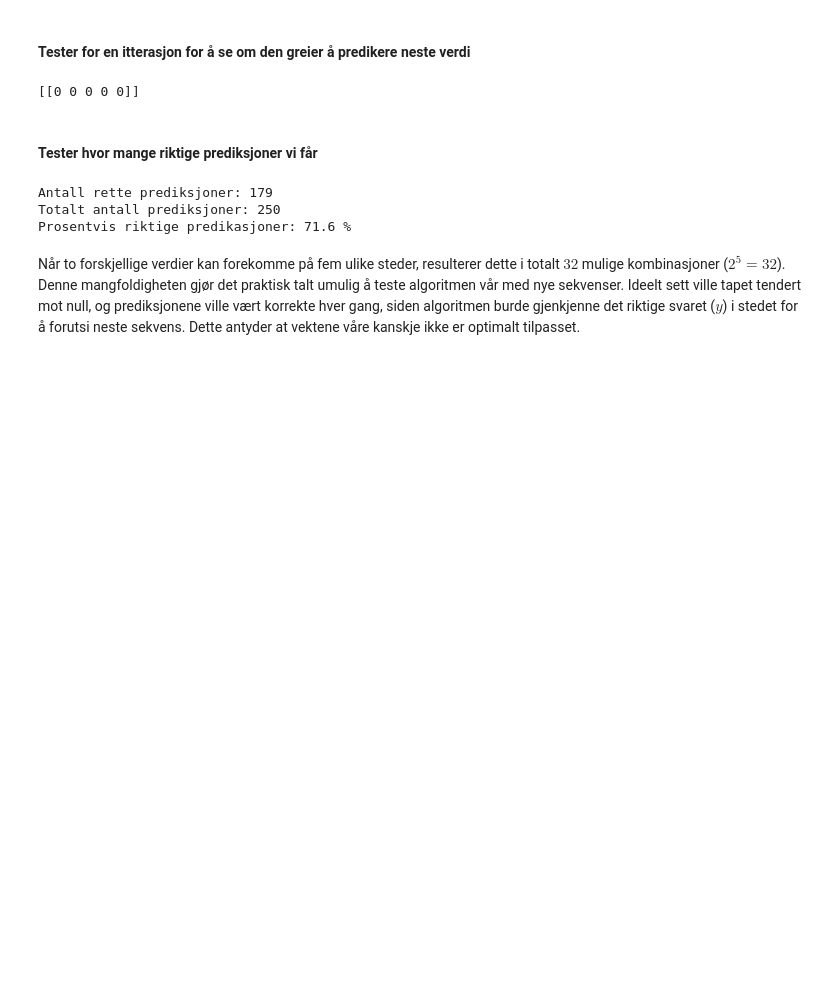
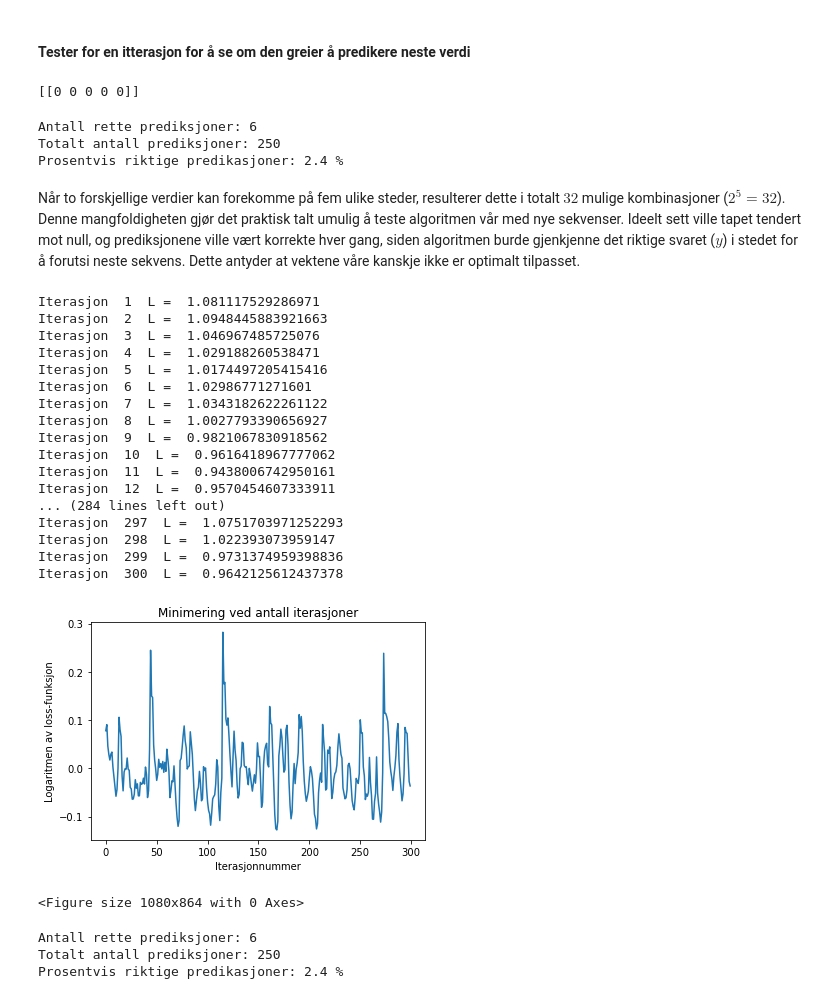
Before and after one commit to Namreh/TMA4320-Prosjekt-2, a Jupyter notebook: Prosjekt.ipynb, the cells around one changed output. Saved outputs shown, nothing was run; the diff lists cells and outputs as text; code cells hidden in the pictures; blank space fills up the shorter version.

```diff
--- a/Prosjekt.ipynb
+++ b/Prosjekt.ipynb
@@ -129,13 +131,8 @@ Iterasjon  100  L =  0.30950270862199664
 print(np.argmax(nn.forward(onehot(np.array([[1, 0 ,0, 1, 1]]), m)),axis=1))
 # %% [output]
 [[0 0 0 0 0]]
-# %% [markdown]
-#### Tester hvor mange riktige prediksjoner vi får
 # %%
-x_test = data['x_test']
-y_test = data['y_test']
-
-
+#Prediksjonsfunksjon
 def predict(nn: NeuralNetwork, xs: dict, r:int, m:int):
 
     batches = xs.shape[0]
@@ -168,8 +165,73 @@ print("Antall rette prediksjoner:", correct_predictions)
 print("Totalt antall prediksjoner:", y_pred.shape[1])
 print("Prosentvis riktige predikasjoner:", (correct_predictions/y_pred.shape[1])*100, "%")
 # %% [output]
-Antall rette prediksjoner: 179
+Antall rette prediksjoner: 6
 Totalt antall prediksjoner: 250
-Prosentvis riktige predikasjoner: 71.6 %
+Prosentvis riktige predikasjoner: 2.4 %
 # %% [markdown]
 Når to forskjellige verdier kan forekomme på fem ulike steder, resulterer dette i totalt $32$ mulige kombinasjoner ($2^5 = 32$). Denne mangfoldigheten gjør det praktisk talt umulig å teste algoritmen vår med nye sekvenser. Ideelt sett ville tapet tendert mot null, og prediksjonene ville vært korrekte hver gang, siden algoritmen burde gjenkjenne det riktige svaret ($y$) i stedet for å forutsi neste sekvens. Dette antyder at vektene våre kanskje ikke er optimalt tilpasset.
+# %%
+#definerer variabler
+r = 7
+m = 5
+n_max = 2*r-1
+
+d = 20
+k = 10
+p = 25
+L = 2
+
+embed = EmbedPosition(n_max,m,d)
+att1 = Attention(d,k)
+ff1 = FeedForward(d,p)
+un_embed = LinearLayer(d,m)
+softmax = Softmax()
+loss = CrossEntropy()
+
+nn = NeuralNetwork([embed, att1, ff1, un_embed, softmax])
+
+data = get_train_test_sorting(r, m, samples_per_batch=250,n_batches_train=10, n_batches_test=4)
+
+x_train = data['x_train']
+y_train = data['y_train']
+x_test = data['x_test']
+y_test = data['y_test']
+# %%
+plt.plot(np.arange(0,300), np.log(test_Adam(data['x_train'], data['y_train'], 300, 0.1)))
+plt.xlabel("Iterasjonnummer")
+plt.ylabel("Logaritmen av loss-funksjon")
+plt.title("Minimering ved antall iterasjoner")
+plt.figure(figsize=(15,12))
+plt.show()
+# %% [output]
+Iterasjon  1  L =  1.081117529286971
+Iterasjon  2  L =  1.0948445883921663
+Iterasjon  3  L =  1.046967485725076
+Iterasjon  4  L =  1.029188260538471
+Iterasjon  5  L =  1.0174497205415416
+Iterasjon  6  L =  1.02986771271601
+Iterasjon  7  L =  1.0343182622261122
+Iterasjon  8  L =  1.0027793390656927
+Iterasjon  9  L =  0.9821067830918562
+Iterasjon  10  L =  0.9616418967777062
+Iterasjon  11  L =  0.9438006742950161
+Iterasjon  12  L =  0.9570454607333911
+... (284 lines left out)
+Iterasjon  297  L =  1.0751703971252293
+Iterasjon  298  L =  1.022393073959147
+Iterasjon  299  L =  0.9731374959398836
+Iterasjon  300  L =  0.9642125612437378
+[figure, added]
+<Figure size 1080x864 with 0 Axes>
+# %%
+y_pred = predict(nn, x_test, r, m)
+y_test = data['y_test']
+
+correct_predictions = count_correct_predictions(y_pred, y_test)
+print("Antall rette prediksjoner:", correct_predictions)
+print("Totalt antall prediksjoner:", y_pred.shape[1])
+print("Prosentvis riktige predikasjoner:", (correct_predictions/y_pred.shape[1])*100, "%")
+# %% [output]
+Antall rette prediksjoner: 6
+Totalt antall prediksjoner: 250
+Prosentvis riktige predikasjoner: 2.4 %
```
Also changed, not shown: parts of 2 cells of this notebook, 1 other file.
